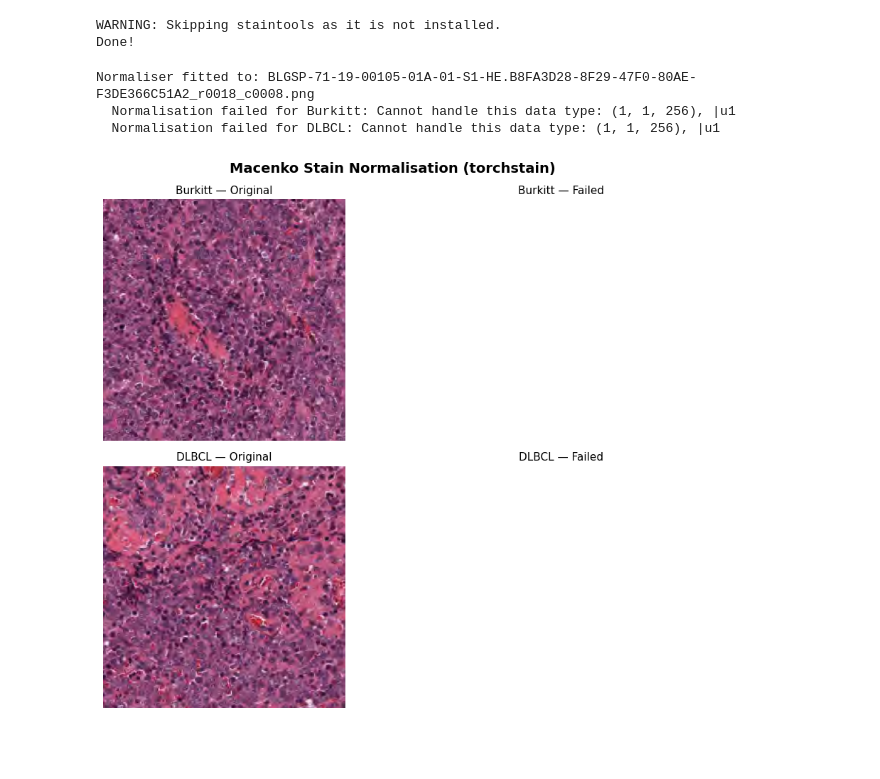
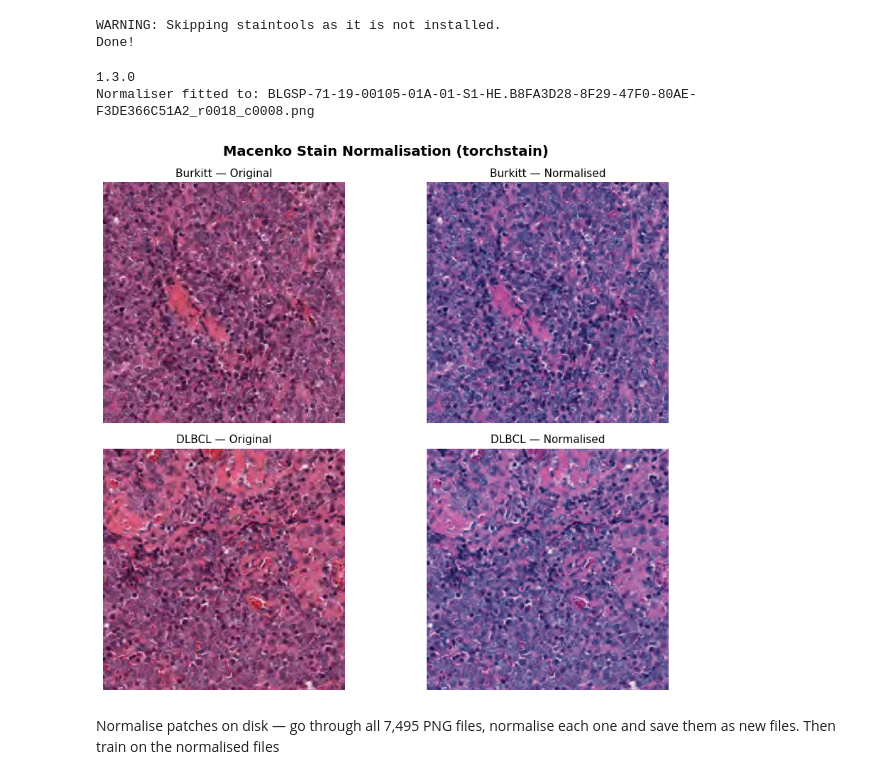
Before and after one commit to minabeigi2026-ship-it/LymphomaClassifier, a Jupyter notebook: Training.ipynb, the cells around one changed output. Drawn from its saved outputs; the diff is of its cells as text; code cells hidden in the pictures; blank space fills up the shorter version.

```diff
--- a/Training.ipynb
+++ b/Training.ipynb
@@ -536,6 +536,7 @@ Done!
 # %%
 # Step 2 — Test torchstain on one patch from each class
 import torchstain
+print(torchstain.__version__)
 import torch
 from PIL import Image
 import matplotlib.pyplot as plt
@@ -560,38 +561,103 @@ print(f"Normaliser fitted to: {os.path.basename(reference_path)}")
 
 # Test on one burkitt and one dlbcl patch
 burkitt_path = train_samples[50][0]
+"""
+# Try the alternative API — some versions use different argument names
+img = Image.open(burkitt_path).convert("RGB")
+img_tensor = to_tensor(img)
+
+#we try the normalizer now
+try:
+    # Try without the stains argument
+    result = normalizer.normalize(img_tensor)
+    print(f"Result type: {type(result)}")
+    print(f"Result length: {len(result)}")
+    if isinstance(result, tuple):
+        for i, r in enumerate(result):
+            print(f"  result[{i}] shape: {r.shape if hasattr(r, 'shape') else type(r)}")
+    else:
+        print(f"Result shape: {result.shape}")
+except Exception as e:
+    print(f"Failed without stains arg: {e}")
+
+try:
+    # Try with stains=True
+    result = normalizer.normalize(img_tensor, stains=True)
+    print(f"\nWith stains=True:")
+    for i, r in enumerate(result):
+        print(f"  result[{i}] shape: {r.shape if hasattr(r, 'shape') else type(r)}")
+except Exception as e:
+    print(f"Failed with stains=True: {e}")
+
+# Also check what methods are available on the normalizer
+print(dir(normalizer))
+"""
+"""
+only checking the tensor shape before entering normalizer
+img = Image.open(burkitt_path).convert("RGB")
+print(f"PIL image mode: {img.mode}")
+print(f"PIL image size: {img.size}")
+img_tensor = to_tensor(img)
+print(f"Tensor shape after to_tensor: {img_tensor.shape}")
+print(f"Tensor dtype: {img_tensor.dtype}")
+print(f"Tensor min/max: {img_tensor.min():.1f} / {img_tensor.max():.1f}")
+# torchstain expects float tensor in range [0, 255]
+# shape must be (3, H, W)
+print(f"\nExpected shape: (3, 256, 256)")
+print(f"Actual shape:   {tuple(img_tensor.shape)}")
+print(f"Shape matches: {tuple(img_tensor.shape) == (3, 256, 256)}")
+
+"""
 dlbcl_path   = [(p, l) for p, l in train_samples if l == 1][50][0]
 
 fig, axes = plt.subplots(2, 2, figsize=(10, 8))
 
 for row, (path, label) in enumerate([(burkitt_path, "Burkitt"), (dlbcl_path, "DLBCL")]):
     img = Image.open(path).convert("RGB")
     img_tensor = to_tensor(img)
 
     try:
+      result = normalizer.normalize(img_tensor)
+        # result[0] is already (256, 256, 3) — convert directly to PIL
+      norm_np = result[0].clamp(0, 255).byte().numpy()
+      normalized_img = Image.fromarray(norm_np)
+      norm_failed = False
+      """
+      torchstain 1.3.0 returns HWC format instead of CHW,
+       so no transpose needed.
+Problem 2 — result[0] is already a numpy-compatible
+ tensor in HWC format, so we can pass it directly to PIL
+  without any permute or transpose.
         normalized_tensor, _, _ = normalizer.normalize(img_tensor, stains=False)
-        normalized_img = Image.fromarray(normalized_tensor.byte().permute(1, 2, 0).numpy())
+
+        # Fix: clamp to valid range, convert to uint8 numpy array correctly
+        norm_np = normalized_tensor.clamp(0, 255).byte().numpy()  # shape (3, 256, 256)
+        norm_np = norm_np.transpose(1, 2, 0)                      # shape (256, 256, 3)
+        normalized_img = Image.fromarray(norm_np)
         norm_failed = False
+        """
+
     except Exception as e:
         print(f"  Normalisation failed for {label}: {e}")
         norm_failed = True
 
     axes[row, 0].imshow(img)
     axes[row, 0].set_title(f"{label} — Original", fontsize=11)
     axes[row, 0].axis("off")
 
     if not norm_failed:
         axes[row, 1].imshow(normalized_img)
         axes[row, 1].set_title(f"{label} — Normalised", fontsize=11)
     else:
         axes[row, 1].set_title(f"{label} — Failed", fontsize=11)
     axes[row, 1].axis("off")
 
 plt.suptitle("Macenko Stain Normalisation (torchstain)", fontsize=14, fontweight="bold")
 plt.tight_layout()
 plt.show()
 # %% [output]
+1.3.0
 Normaliser fitted to: BLGSP-71-19-00105-01A-01-S1-HE.B8FA3D28-8F29-47F0-80AE-F3DE366C51A2_r0018_c0008.png
-  Normalisation failed for Burkitt: Cannot handle this data type: (1, 1, 256), |u1
-  Normalisation failed for DLBCL: Cannot handle this data type: (1, 1, 256), |u1
-[figure, old version]
+[figure, new version]
+# %% [markdown]
+Normalise patches on disk — go through all 7,495 PNG files, normalise each one and save them as new files. Then train on the normalised files
```
Also changed, not shown: parts of 14 cells of this notebook.
